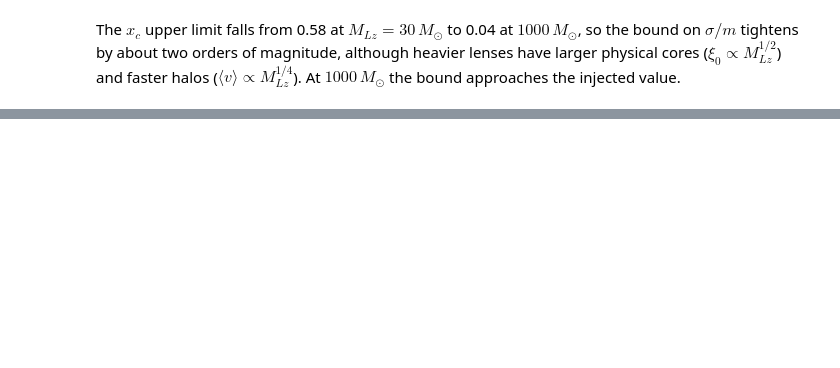
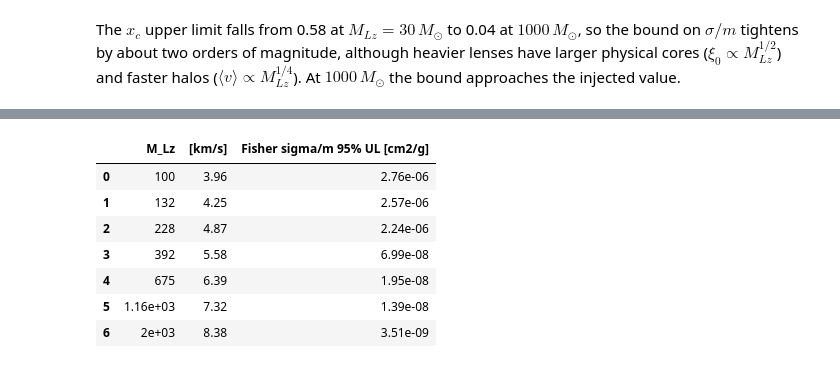
Before and after one commit to ninoephremidze/infer_with_FIONA, a Jupyter notebook: notebooks/04_core_size_calibration.ipynb, the cells around one changed output, grey strips where cells are left out. Drawn from its saved outputs; the diff is of its cells as text; code cells hidden in the pictures; blank space fills up the shorter version.

```diff
--- a/notebooks/04_core_size_calibration.ipynb
+++ b/notebooks/04_core_size_calibration.ipynb
@@ -162,0 +221,48 @@ Cumulative posterior of $\sigma/m$ for each lens mass. Dots mark the 95% upper l
+# %%
+LIT = [  # (label, v_lo, v_hi [km/s], value or (lo, hi) [cm^2/g], kind, colour)
+    ('Bullet Cluster', 3500, 4500, 0.7, 'ul', 'tab:brown'),
+    ('cluster mergers', 500, 4000, 2.0, 'soft', 'tab:olive'),
+    ('cluster halo shapes', 1100, 1500, 1.0, 'soft', 'tab:pink'),
+    ('cluster strong lensing', 1300, 1620, 0.13, 'ul', 'tab:red'),
+    ('relaxed clusters', 1700, 2100, 0.35, 'ul', 'darkred'),
+    ('relaxed groups', 1000, 1300, 1.1, 'ul', 'tab:orange'),
+    ('clusters', 1000, 2100, (0.06, 0.28), 'range', 'tab:red'),
+    ('groups', 1000, 1300, (0.3, 0.7), 'range', 'tab:orange'),
+    ('dwarf/LSB rotation curves', 30, 200, (1.5, 2.5), 'range', 'tab:green'),
+    ('too-big-to-fail', 40, 60, (0.5, 50.0), 'range', 'tab:cyan'),
+    ('MW dSphs, gravothermal', 20, 60, (20.0, 150.0), 'range', 'tab:purple'),
+    ('strong-lens flux ratios', 3, 30, (100.0, 1000.0), 'cond', 'tab:gray'),
+]
+CITE = {'Bullet Cluster': 'Randall+08', 'cluster mergers': 'Harvey+15, Wittman+18', 'cluster halo shapes': 'Peter+13',
+        'cluster strong lensing': 'Andrade+22', 'relaxed clusters': 'Sagunski+21', 'relaxed groups': 'Sagunski+21',
+        'clusters': 'Kaplinghat+16, Sagunski+21', 'groups': 'Sagunski+21', 'dwarf/LSB rotation curves': 'Kaplinghat+16',
+        'too-big-to-fail': 'Zavala+13, Elbert+15', 'MW dSphs, gravothermal': 'Correa 21',
+        'strong-lens flux ratios': 'Gilman+23'}
+
+i0 = 0                                                    # smallest grid core, x_c = 0.002
+fis = []
+for j, M in enumerate(M_grid):
+    if M < 70:
+        continue
+    w, V = np.linalg.eigh(grid['cov_t'][i0, j, k])
+    d = np.array((np.log(M), Y_TRUE, grid['x_c'][i0])) + Z @ (V * np.sqrt(np.clip(w, 0, None))).T
+    d = d[(d[:, 0] >= LNM_BOX[0]) & (d[:, 0] <= LNM_BOX[1]) & (d[:, 1] >= Y_BOX[0]) & (d[:, 1] <= Y_BOX[1])
+          & (d[:, 2] >= XC_BOX[0]) & (d[:, 2] <= XC_BOX[1])][:60000]
+    mlz = np.exp(d[:, 0])
+    s_m = v_and_sigma_over_m(np.maximum(d[:, 2], 1e-8), mlz, draw_zL(mlz))[1]
+    v_m = v_and_sigma_over_m(0.0, float(M), draw_zL(np.full(20000, float(M))))[0]
+    fis.append((M, np.median(v_m), np.percentile(s_m, 95)))
+fis = np.array(fis)
+lm = np.log10(fis[:, 0])
+start = [100.0, 10 ** np.interp(2.0, lm, np.log10(fis[:, 1])), 10 ** np.interp(2.0, lm, np.log10(fis[:, 2]))]
+fis = np.vstack([start, fis[fis[:, 0] > 100]])
+pd.DataFrame(fis, columns=['M_Lz', '<v> [km/s]', 'Fisher sigma/m 95% UL [cm2/g]']).style.format('{:.3g}')
+# %% [output]
+|  | M_Lz | [km/s] | Fisher sigma/m 95% UL [cm2/g] |
+| 0 | 100 | 3.96 | 2.76e-06 |
+| 1 | 132 | 4.25 | 2.57e-06 |
+| 2 | 228 | 4.87 | 2.24e-06 |
+| 3 | 392 | 5.58 | 6.99e-08 |
+| 4 | 675 | 6.39 | 1.95e-08 |
+| 5 | 1.16e+03 | 7.32 | 1.39e-08 |
+| 6 | 2e+03 | 8.38 | 3.51e-09 |
```
Also changed, not shown: parts of 11 cells of this notebook, 3 other files.
